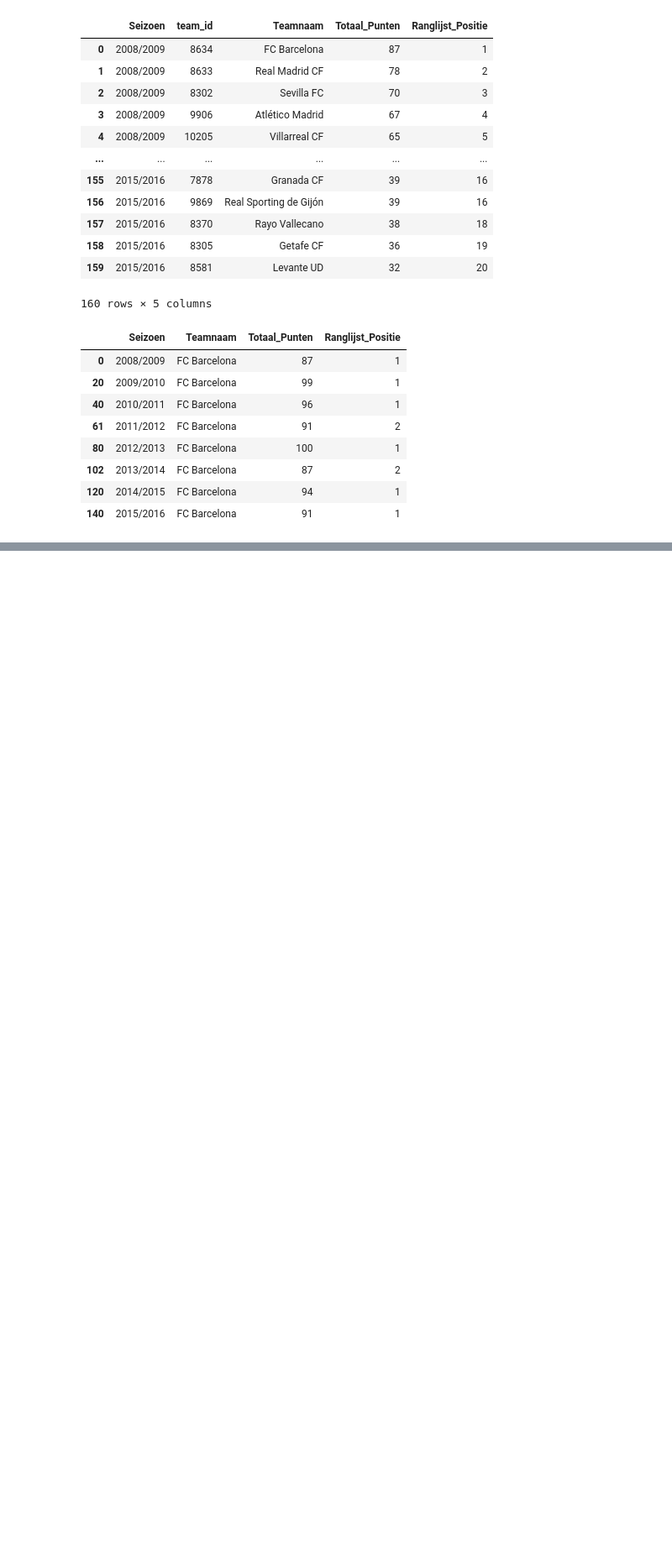
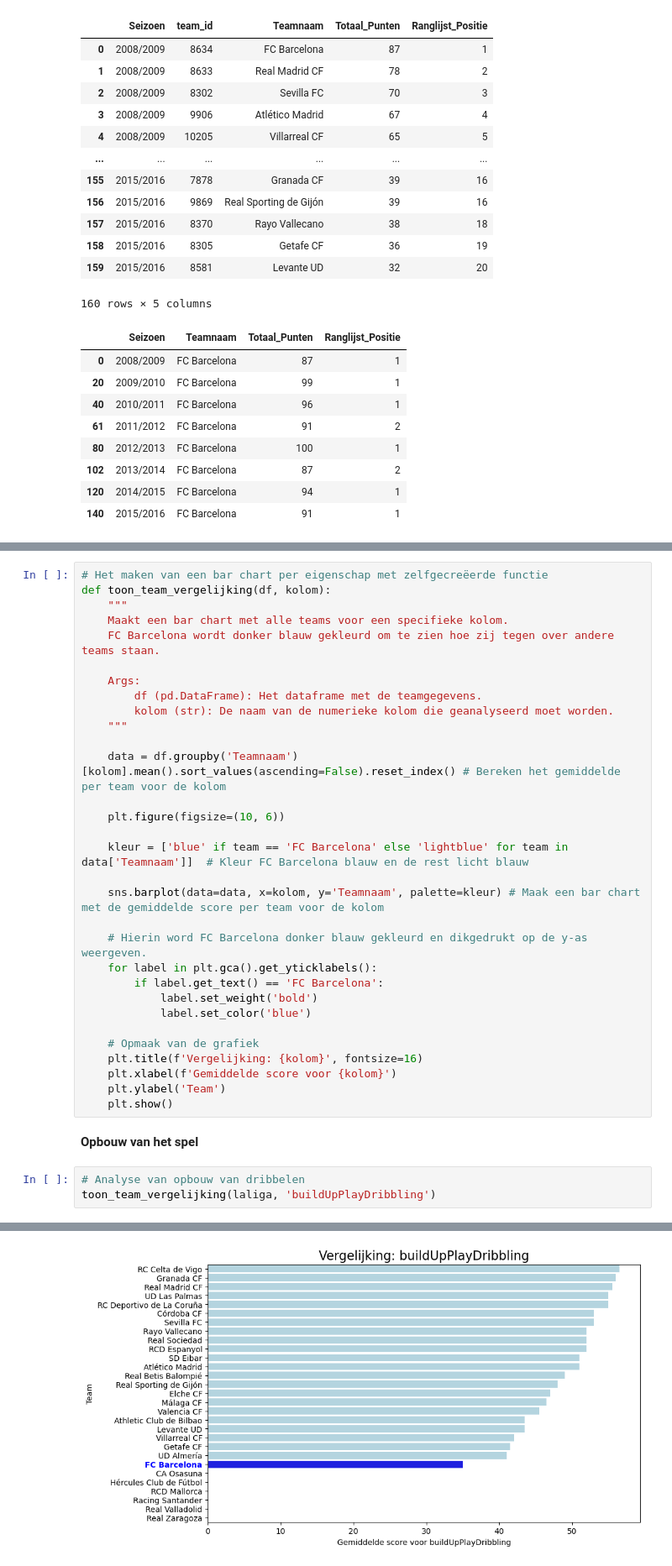
Before and after one commit to TijnD07/DataLab2-Sprint3, a Jupyter notebook: index.ipynb, the cells around one changed output, grey strips where cells are left out. Shown at 84% size. Saved outputs shown, nothing was run; the diff lists cells and outputs as text; blank space fills up the shorter version.

```diff
--- a/index.ipynb
+++ b/index.ipynb
@@ -321,0 +378,37 @@ laliga.describe()
+# %%
+# Het maken van een bar chart per eigenschap met zelfgecreëerde functie
+def toon_team_vergelijking(df, kolom):
+    """
+    Maakt een bar chart met alle teams voor een specifieke kolom.
+    FC Barcelona wordt donker blauw gekleurd om te zien hoe zij tegen over andere teams staan.
+
+    Args:
+        df (pd.DataFrame): Het dataframe met de teamgegevens.
+        kolom (str): De naam van de numerieke kolom die geanalyseerd moet worden.
+    """
+
+    data = df.groupby('Teamnaam')[kolom].mean().sort_values(ascending=False).reset_index() # Bereken het gemiddelde per team voor de kolom
+
+    plt.figure(figsize=(10, 6))
+
+    kleur = ['blue' if team == 'FC Barcelona' else 'lightblue' for team in data['Teamnaam']]  # Kleur FC Barcelona blauw en de rest licht blauw
+
+    sns.barplot(data=data, x=kolom, y='Teamnaam', palette=kleur) # Maak een bar chart met de gemiddelde score per team voor de kolom
+
+    # Hierin word FC Barcelona donker blauw gekleurd en dikgedrukt op de y-as weergeven.
+    for label in plt.gca().get_yticklabels():
+        if label.get_text() == 'FC Barcelona':
+            label.set_weight('bold')
+            label.set_color('blue')
+
+    # Opmaak van de grafiek
+    plt.title(f'Vergelijking: {kolom}', fontsize=16)
+    plt.xlabel(f'Gemiddelde score voor {kolom}')
+    plt.ylabel('Team')
+    plt.show()
+# %% [markdown]
+**Opbouw van het spel**
+# %%
+# Analyse van opbouw van dribbelen
+toon_team_vergelijking(laliga, 'buildUpPlayDribbling')
+# %% [output]
@@ -321,0 +418 @@ laliga.describe()
+[figure, added]
```
Also changed, not shown: parts of 23 cells of this notebook.
